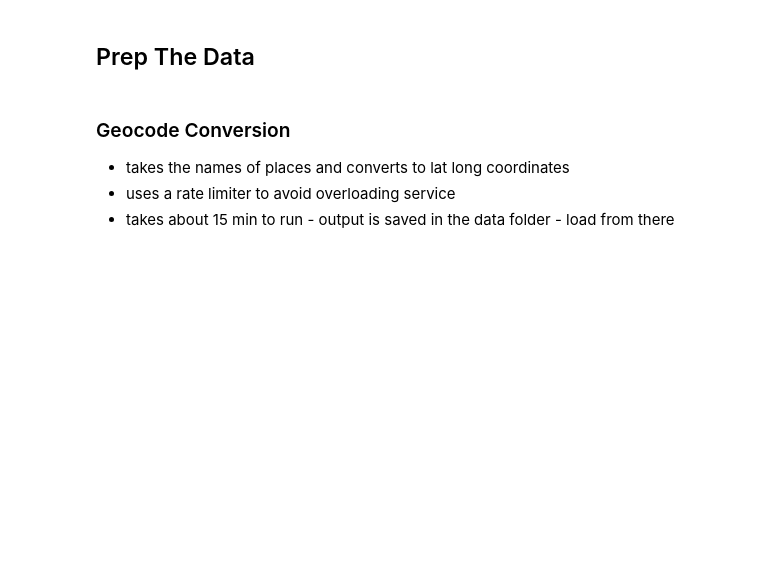
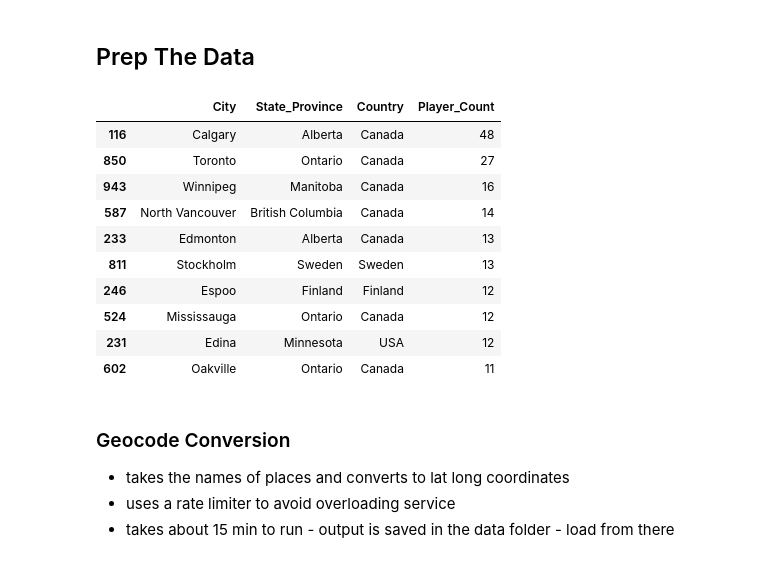
Before and after one commit to JSmith1826/college_hockey_2425, a Jupyter notebook: workbook/players_by_location.ipynb, the cells around one changed output. Cells and saved outputs as stored; diff of their text form; code cells hidden in the pictures; blank space fills up the shorter version.

```diff
--- a/workbook/players_by_location.ipynb
+++ b/workbook/players_by_location.ipynb
@@ -53,23 +53,35 @@ if gdf_states.crs is None:
 # %%
 # Clean up and prepare the data for mapping
 
 # Drop rows with missing geographic data
 geo_columns = ['City', 'State_Province', 'Country']
 roster_cleaned_df = roster_df.dropna(subset=geo_columns)
 
 # Create a simplified dataframe with relevant location columns for easier mapping
 roster_cleaned_df = roster_cleaned_df[['Current Team', 'First_Name', 'Last_Name', 'City', 'State_Province', 'Country']]
 
 # Group by City, State_Province, and Country to count the number of players from each location
 location_counts = roster_cleaned_df.groupby(['City', 'State_Province', 'Country']).size().reset_index(name='Player_Count')
 
 
 ## CHECK DATA TRANSFORMATION
 # # Display the cleaned and grouped dataframe
 # location_counts.head()
 # # Sort the location counts in descending order
-# location_counts_sorted = location_counts.sort_values(by='Player_Count', ascending=False)
-# location_counts_sorted.head(10) # Display
+location_counts_sorted = location_counts.sort_values(by='Player_Count', ascending=False)
+location_counts_sorted.head(10) # Display
+# %% [output]
+|  | City | State_Province | Country | Player_Count |
+| 116 | Calgary | Alberta | Canada | 48 |
+| 850 | Toronto | Ontario | Canada | 27 |
+| 943 | Winnipeg | Manitoba | Canada | 16 |
+| 587 | North Vancouver | British Columbia | Canada | 14 |
+| 233 | Edmonton | Alberta | Canada | 13 |
+| 811 | Stockholm | Sweden | Sweden | 13 |
+| 246 | Espoo | Finland | Finland | 12 |
+| 524 | Mississauga | Ontario | Canada | 12 |
+| 231 | Edina | Minnesota | USA | 12 |
+| 602 | Oakville | Ontario | Canada | 11 |
 # %% [markdown]
 ### Geocode Conversion
 - takes the names of places and converts to lat long coordinates
```
Also changed, not shown: parts of 2 cells of this notebook, 2 other files.
